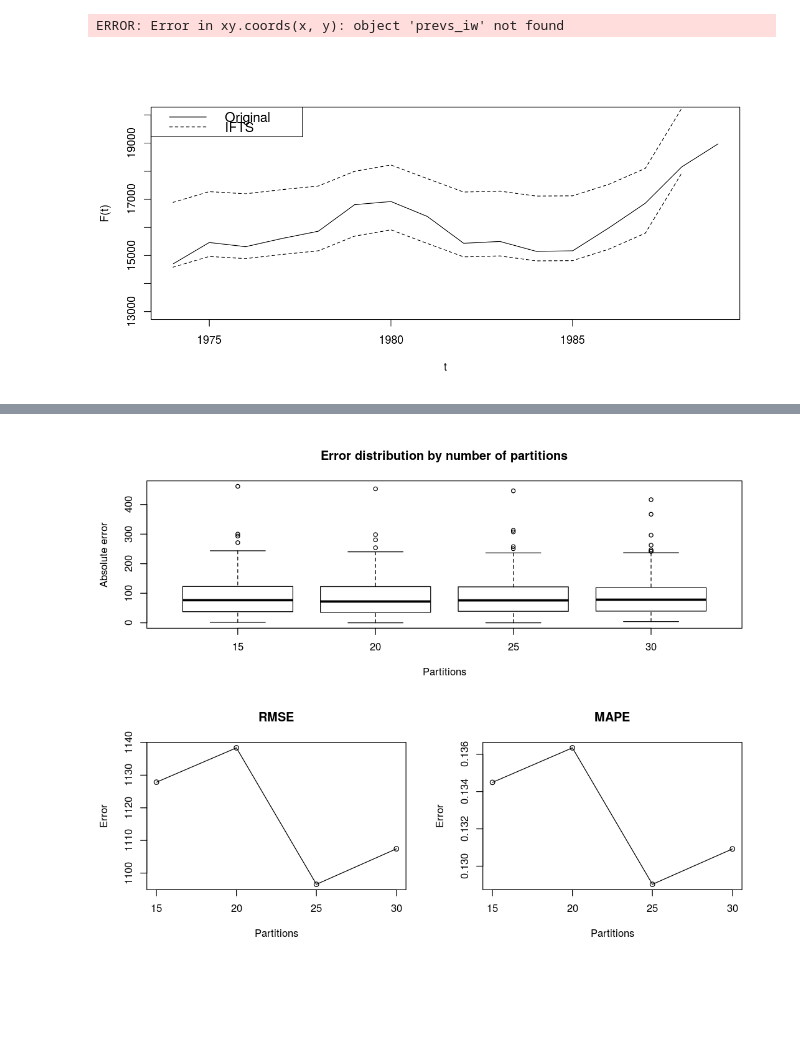
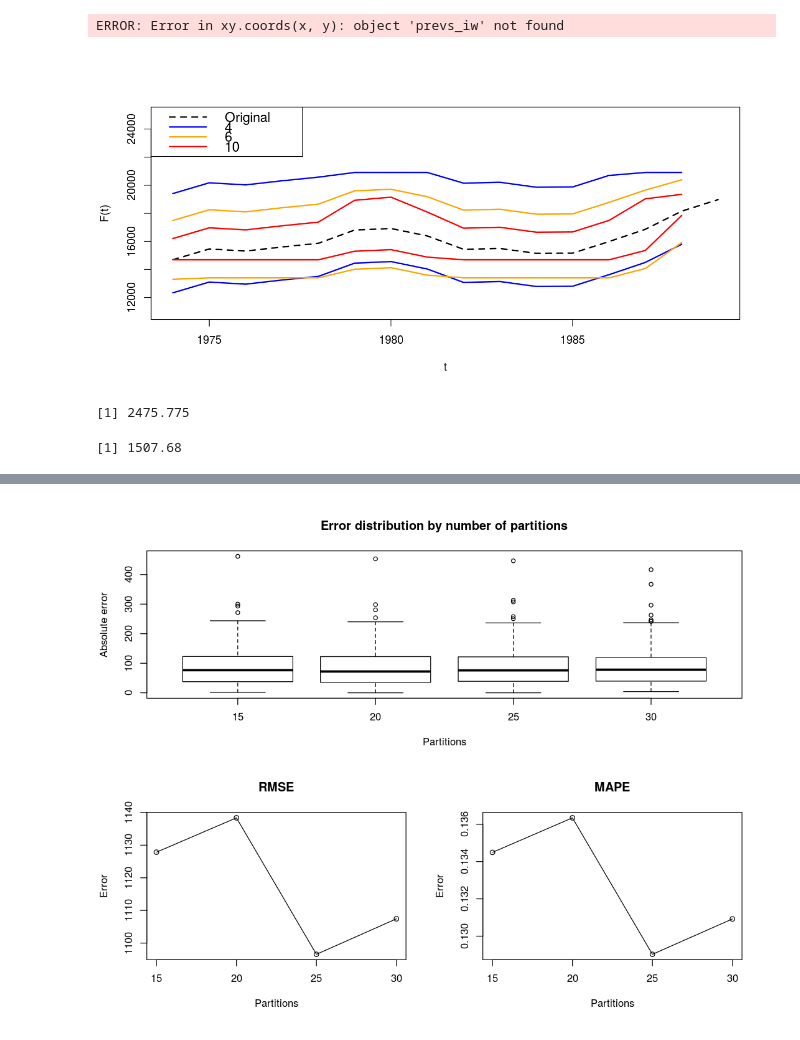
Before and after one commit to petroniocandido/rfts, a Jupyter notebook: benchmarks.ipynb, the cells around one changed output, grey strips where cells are left out. Saved outputs shown, nothing was run; the diff lists cells and outputs as text; code cells hidden in the pictures; blank space fills up the shorter version.

```diff
--- a/benchmarks.ipynb
+++ b/benchmarks.ipynb
@@ -148,20 +174,46 @@ ERROR: Error in x[k]: object of type 'closure' is not subsettable
 ERROR: Error in xy.coords(x, y): object 'prevs_iw' not found
 ERROR: Error in xy.coords(x, y): object 'prevs_iw' not found
 # %%
+fiti5 <- FitIFTS(enrollments$Enrollments,4,trimf,NULL)
+ifts5 <- fiti5$train();
+
+fiti6 <- FitIFTS(enrollments$Enrollments,6,trimf,NULL)
+ifts6 <- fiti6$train();
+
+fiti7 <- FitIFTS(enrollments$Enrollments,10,trimf,NULL)
+ifts7 <- fiti7$train();
+
+
+
 subset <- enrollments$Enrollments[4:19]
 
 options(repr.plot.width=10, repr.plot.height=5)
 
-plot(enrollments$Year[4:19],subset,type="l",xlab="t",ylab="F(t)",ylim=c(13000,20000))
+plot(enrollments$Year[4:19],subset,type="l",xlab="t",ylab="F(t)",ylim=c(11000,25000), lwd=2, lty=2)
 
 l <- length(subset)
 
 prevs <- matrix(rep(0,l*2),l,2)
 
-prevs_i <- ifts$forecast(subset)
-lines(enrollments$Year[4:18],prevs_i[2:l,1],lty=2)
-lines(enrollments$Year[4:18],prevs_i[2:l,2],lty=2)
+p5 <- ifts5$forecast(subset)
+lines(enrollments$Year[4:18],p5[2:l,1],col="blue",lwd=2)
+lines(enrollments$Year[4:18],p5[2:l,2],col="blue",lwd=2)
 
-legend("topleft",legend=c("Original","IFTS"), lty=c(1,2),cex=1.2)
+p6 <- ifts6$forecast(subset)
+lines(enrollments$Year[4:18],p6[2:l,1],col="orange",lwd=2)
+lines(enrollments$Year[4:18],p6[2:l,2],col="orange",lwd=2)
+
+p7 <- ifts7$forecast(subset)
+lines(enrollments$Year[4:18],p7[2:l,1],col="red",lwd=2)
+lines(enrollments$Year[4:18],p7[2:l,2],col="red",lwd=2)
+
+legend("topleft",legend=c("Original",ifts5$npart,ifts6$npart,ifts7$npart),
+       col=c("black", "blue","orange","red"), lwd=c(2,2,2,2), lty=c(2,1,1,1), cex=1.2)
 # %% [output]
-[figure, old version]
+[figure, new version]
+# %%
+Sharpness(p7)
+ifts7$fuzzySets[[1]]$upper - ifts7$fuzzySets[[1]]$lower
+# %% [output]
+[1] 2475.775
+[1] 1507.68
```
Also changed, not shown: parts of 18 cells of this notebook, 2 other files.
